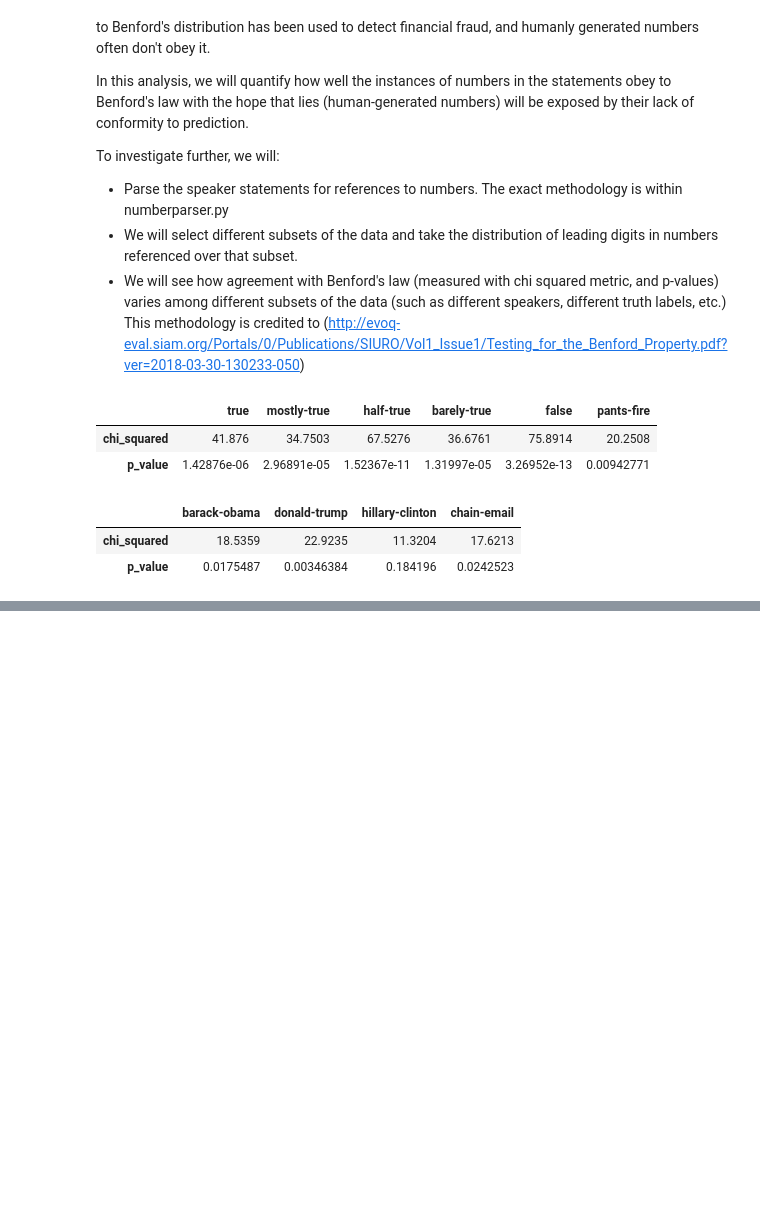
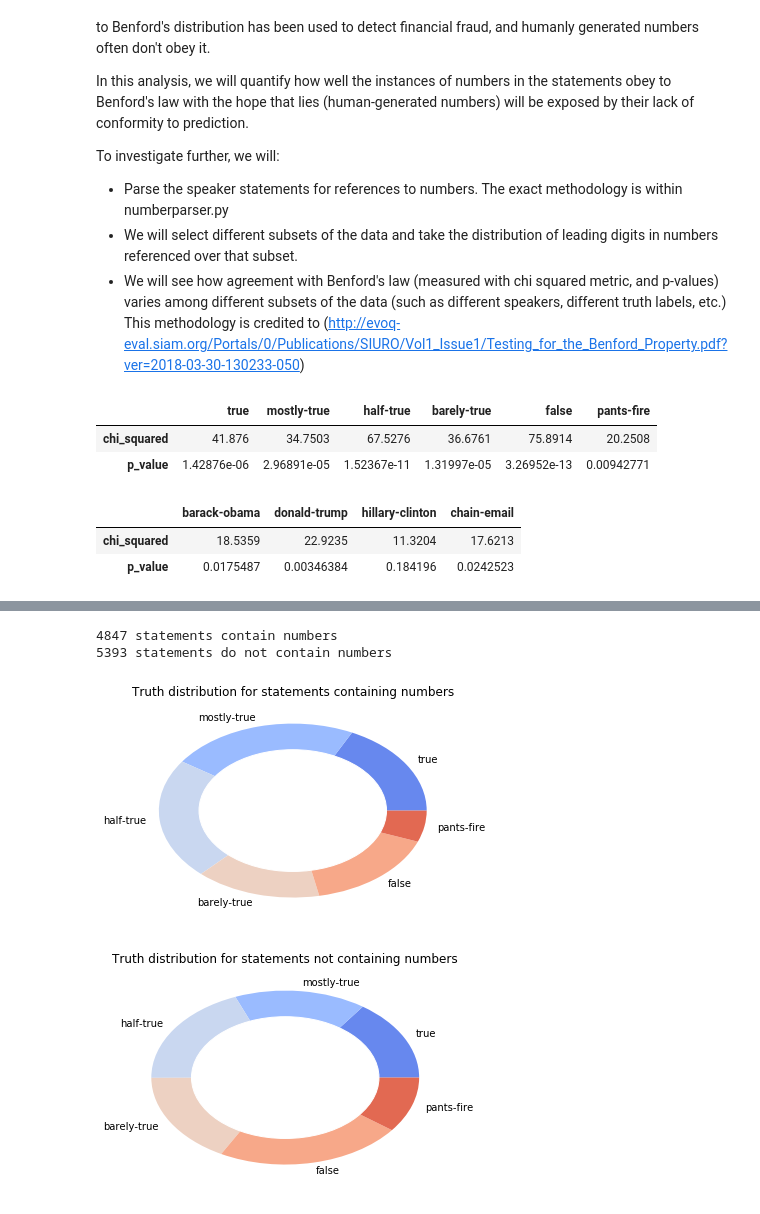
Before and after one commit to mikanikos/Features-of-Lies, a Jupyter notebook: Comparative.ipynb, the cells around one changed output, grey strips where cells are left out. Saved outputs shown, nothing was run; the diff lists cells and outputs as text; code cells hidden in the pictures; blank space fills up the shorter version.

Commit message:
Did more analysis on number mentions

```diff
--- a/Comparative.ipynb
+++ b/Comparative.ipynb
@@ -670,7 +671,7 @@ named_df = subject_split(named_df)
 ## TODO : Donut plot with subgroups?
 
 def plot_donut(df, title=""):
-    colormap = cl.ListedColormap(sns.color_palette("coolwarm", 6))
+    colormap = ListedColormap(sns.color_palette("coolwarm", 6))
     truth_values = ['true','mostly-true','half-true','barely-true','false','pants-fire']
     plottable = df.groupby('label').ID.count()
     ## Ensures sorting iterable matches form of Series
@@ -778,0 +792,6 @@ benfs
+# %%
+## Create columns we can split data by - uses utilities defined in numberparser.py
+df_nums = df_raw.copy()
+df_nums['numbers'] = numberparser.get_nums_from_dataframe(df_nums)
+df_nums['has_num'] = df_nums['numbers'].apply(lambda x: x!=[])
+df_nums.head(2)
@@ -778,0 +802,15 @@ benfs
+# %%
+## Split into two disjoint sets
+df_has_num = df_nums[df_nums['has_num']]
+df_no_num = df_nums[~df_nums['has_num']]
+print("%d statements contain numbers" % len(df_has_num))
+print("%d statements do not contain numbers" % len(df_no_num))
+# %% [output]
+4847 statements contain numbers
+5393 statements do not contain numbers
+# %%
+plot_donut(df_has_num, "Truth distribution for statements containing numbers")
+plot_donut(df_no_num, "Truth distribution for statements not containing numbers")
+# %% [output]
+[figure, added]
+[figure, added]
```
Also changed, not shown: parts of 9 cells of this notebook, 1 other file.
